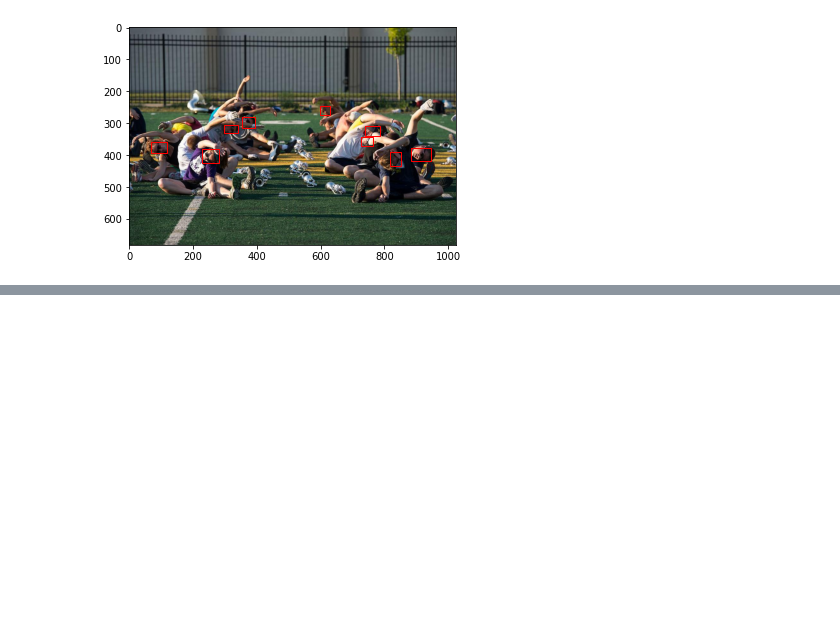
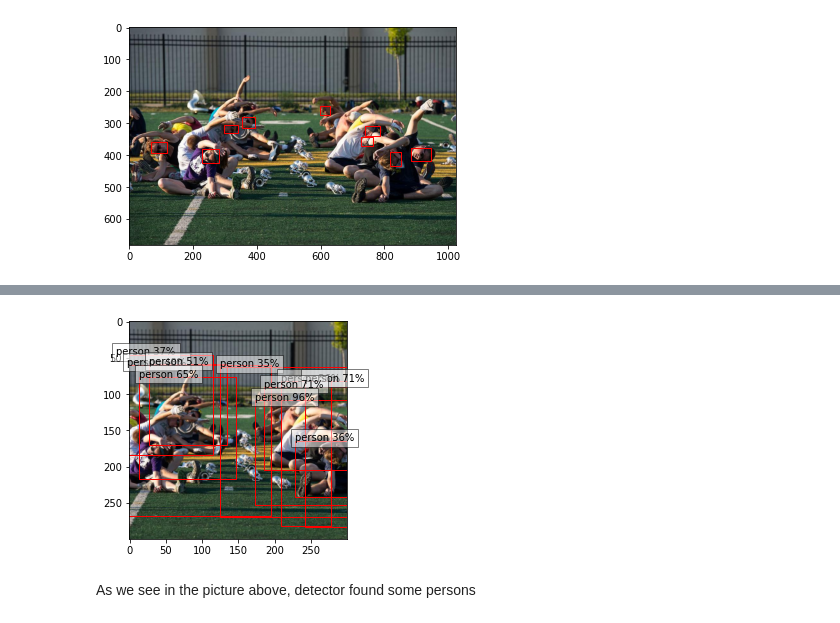
Before and after one commit to m-evdokimov/dls-detector, a Jupyter notebook: pipeline.ipynb, the cells around one changed output, grey strips where cells are left out. Drawn from its saved outputs; the diff is of its cells as text; code cells hidden in the pictures; blank space fills up the shorter version.

```diff
--- a/pipeline.ipynb
+++ b/pipeline.ipynb
@@ -63,0 +93,2 @@ plt.show()
+# %%
+utils = torch.hub.load('NVIDIA/DeepLearningExamples:torchhub', 'nvidia_ssd_processing_utils')
@@ -63,0 +101,35 @@ plt.show()
+# %%
+import numpy as np
+input = [utils.prepare_input(example_path)]
+tensor = utils.prepare_tensor(input, precision == 'fp16')
+
+
+with torch.no_grad():
+    detections_batch = ssd_model(tensor)
+# %%
+results_per_input = utils.decode_results(detections_batch)
+# %%
+best_results_per_input = [utils.pick_best(results, 0.35) for results in results_per_input]
+classes_to_labels = utils.get_coco_object_dictionary()
+# %%
+from matplotlib import pyplot as plt
+import matplotlib.patches as patches
+
+for image_idx in range(len(best_results_per_input)):
+    fig, ax = plt.subplots(1)
+    # Show original, denormalized image...
+    image = input[image_idx] / 2 + 0.5
+    ax.imshow(image)
+    # ...with detections
+    bboxes, classes, confidences = best_results_per_input[image_idx]
+    for idx in range(len(bboxes)):
+        left, bot, right, top = bboxes[idx]
+        x, y, w, h = [val * 300 for val in [left, bot, right - left, top - bot]]
+        rect = patches.Rectangle((x, y), w, h, linewidth=1, edgecolor='r', facecolor='none')
+        ax.add_patch(rect)
+        ax.text(x, y, "{} {:.0f}%".format(classes_to_labels[classes[idx] - 1], confidences[idx]*100), bbox=dict(facecolor='white', alpha=0.5))
+plt.show()
+# %% [output]
+[figure, added]
+# %% [markdown]
+As we see in the picture above, detector found some persons
```
Also changed, not shown: parts of 6 cells of this notebook.
